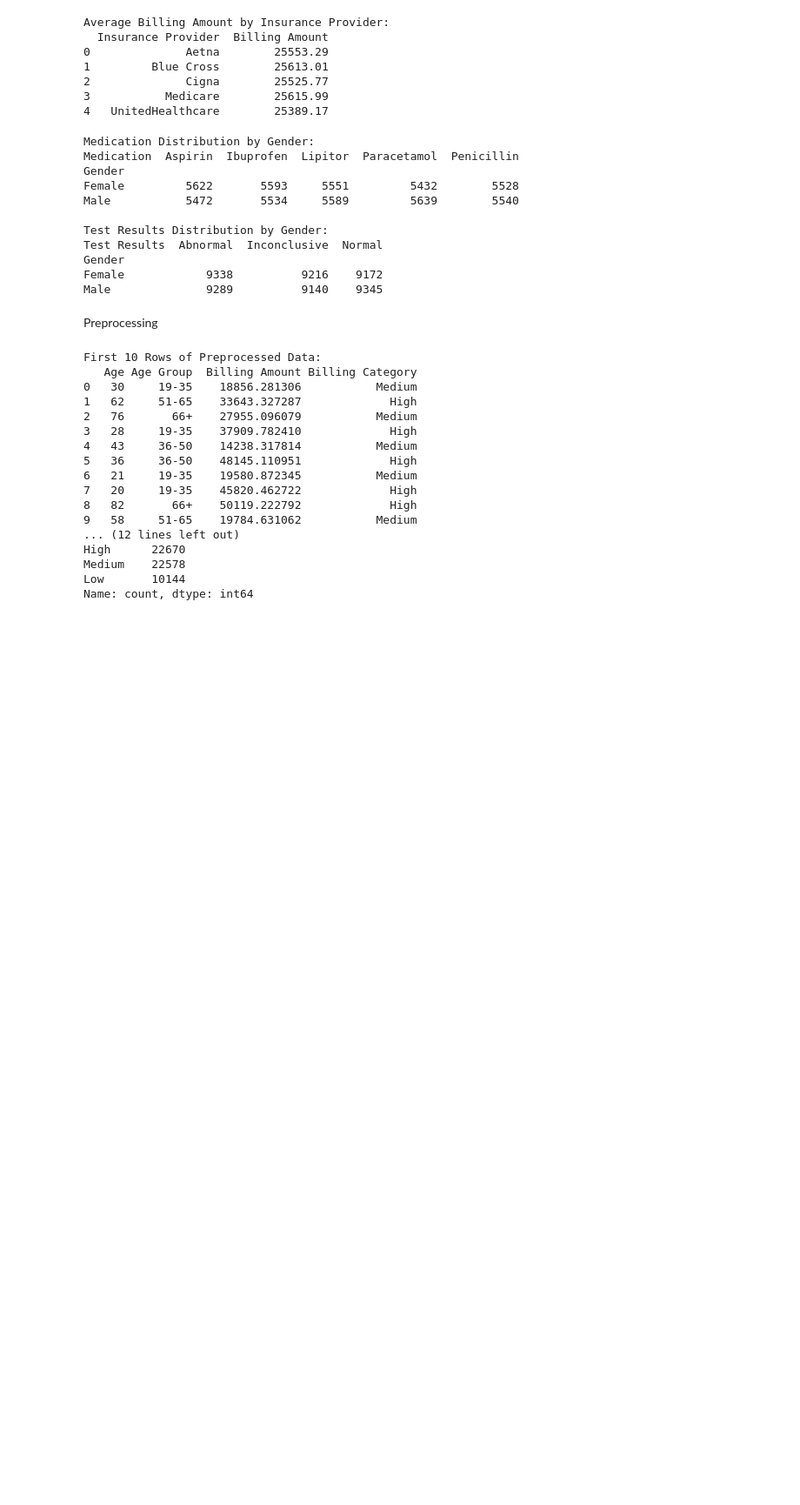
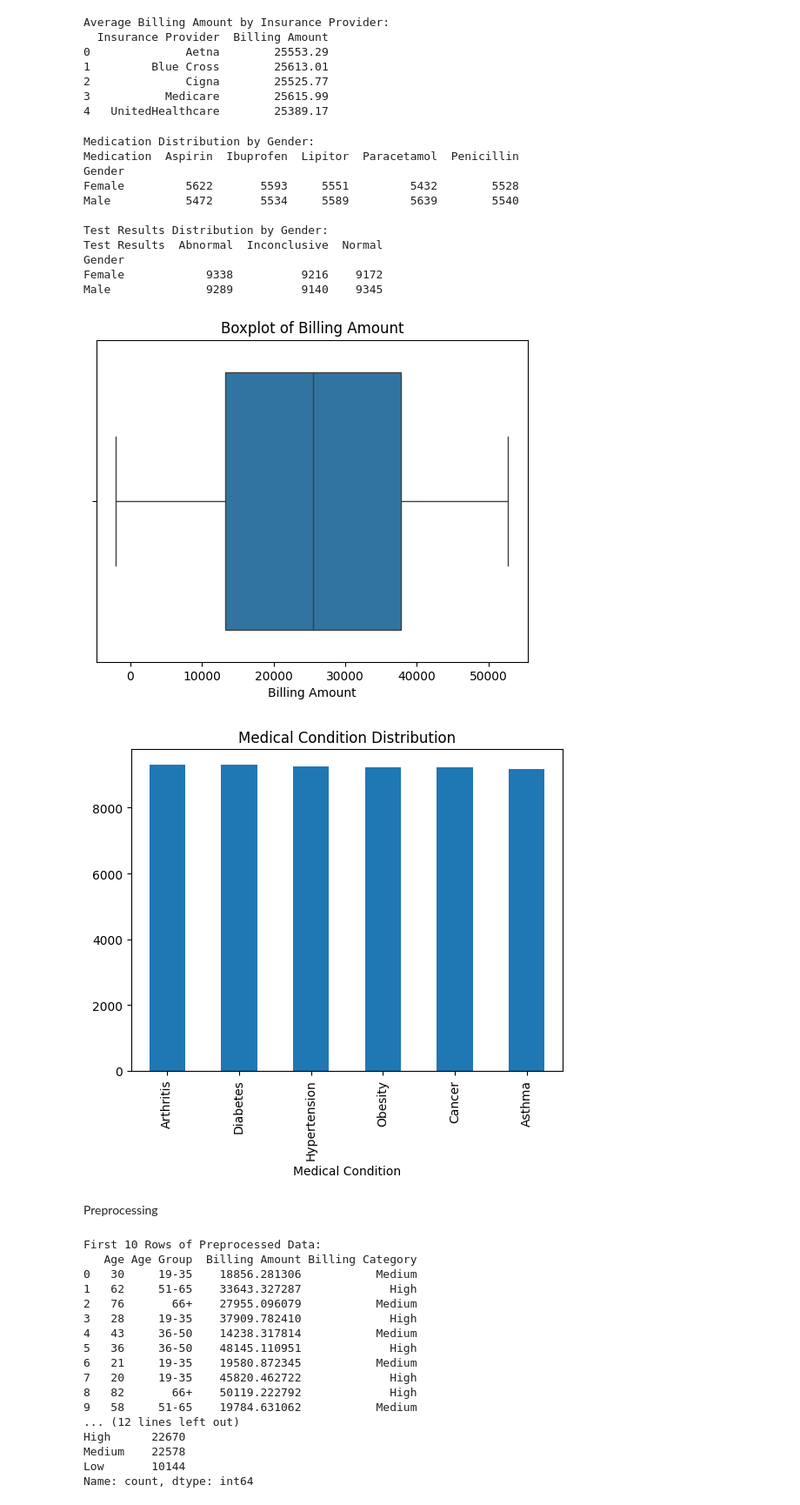
Before and after one commit to TasnimulIntazamAsif/Health_CAre_analysis, a Jupyter notebook: HealthCare.ipynb, the cells around one changed output. Shown at 87% size. Drawn from its saved outputs; the diff is of its cells as text; code cells hidden in the pictures; blank space fills up the shorter version.

```diff
--- a/HealthCare.ipynb
+++ b/HealthCare.ipynb
@@ -211,6 +209,22 @@ Test Results  Abnormal  Inconclusive  Normal
 Gender
 Female            9338          9216    9172
 Male              9289          9140    9345
+# %%
+import seaborn as sns
+import matplotlib.pyplot as plt
+
+# Boxplot for numeric column
+sns.boxplot(x=df['Billing Amount'])
+plt.title("Boxplot of Billing Amount")
+plt.show()
+
+# Bar graph for categorical column
+df['Medical Condition'].value_counts().plot(kind='bar')
+plt.title("Medical Condition Distribution")
+plt.show()
+# %% [output]
+[figure, added]
+[figure, added]
 # %% [markdown]
 Preprocessing
 # %%
```
Also changed, not shown: parts of 4 cells of this notebook.
